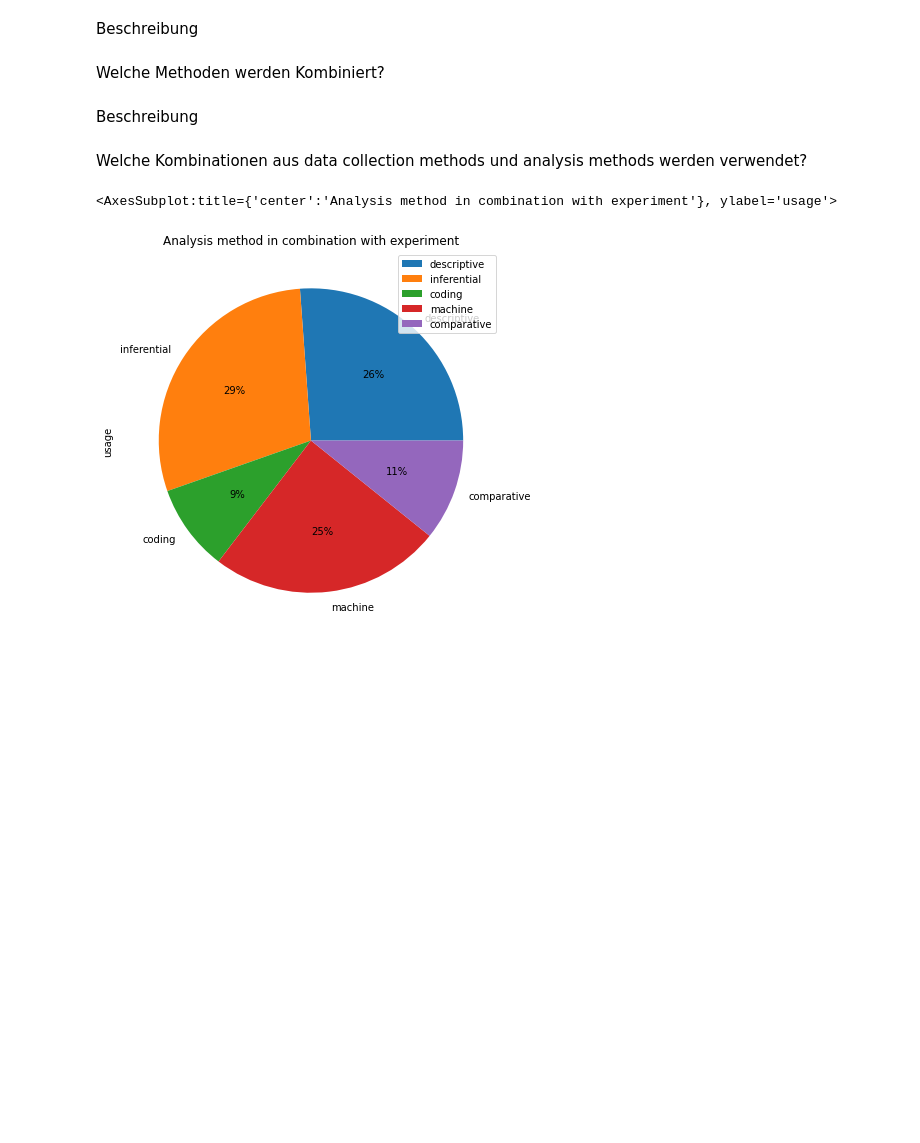
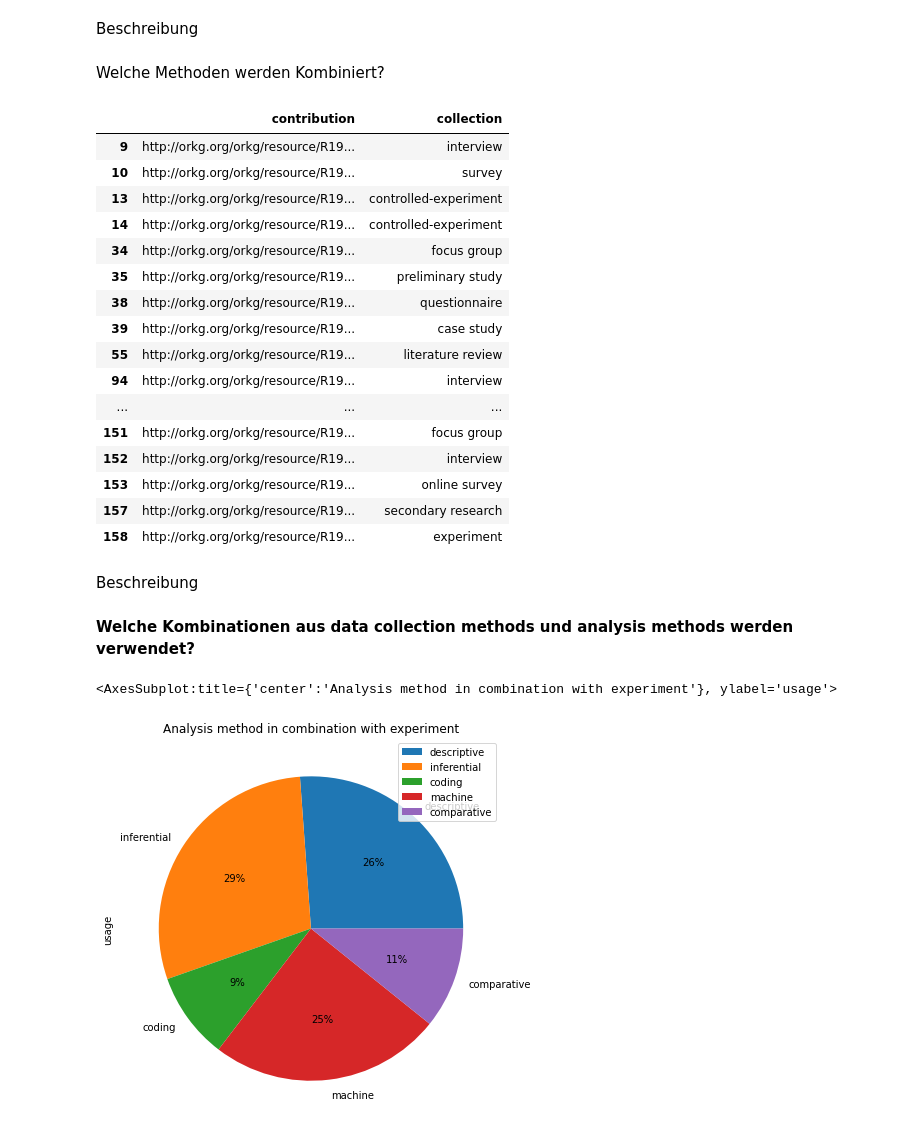
Before and after one commit to fWern/Bachelor-Thesis, a Jupyter notebook: sjoberg_roadmap_questions.ipynb, the cells around one changed output. Saved outputs shown, nothing was run; the diff lists cells and outputs as text; code cells hidden in the pictures; blank space fills up the shorter version.

```diff
--- a/sjoberg_roadmap_questions.ipynb
+++ b/sjoberg_roadmap_questions.ipynb
@@ -227,10 +244,30 @@ combined['contribution'].value_counts().plot(kind='barh')
 Beschreibung
 # %% [markdown]
 Welche Methoden werden Kombiniert?
+# %%
+combined
+# %% [output]
+|  | contribution | collection |
+| 9 | http://orkg.org/orkg/resource/R19... | interview |
+| 10 | http://orkg.org/orkg/resource/R19... | survey |
+| 13 | http://orkg.org/orkg/resource/R19... | controlled-experiment |
+| 14 | http://orkg.org/orkg/resource/R19... | controlled-experiment |
+| 34 | http://orkg.org/orkg/resource/R19... | focus group |
+| 35 | http://orkg.org/orkg/resource/R19... | preliminary study |
+| 38 | http://orkg.org/orkg/resource/R19... | questionnaire |
+| 39 | http://orkg.org/orkg/resource/R19... | case study |
+| 55 | http://orkg.org/orkg/resource/R19... | literature review |
+| 94 | http://orkg.org/orkg/resource/R19... | interview |
+| ... | ... | ... |
+| 151 | http://orkg.org/orkg/resource/R19... | focus group |
+| 152 | http://orkg.org/orkg/resource/R19... | interview |
+| 153 | http://orkg.org/orkg/resource/R19... | online survey |
+| 157 | http://orkg.org/orkg/resource/R19... | secondary research |
+| 158 | http://orkg.org/orkg/resource/R19... | experiment |
 # %% [markdown]
 Beschreibung
 # %% [markdown]
-Welche Kombinationen aus data collection methods und analysis methods werden verwendet?
+**Welche Kombinationen aus data collection methods und analysis methods werden verwendet?**
 # %%
 query = """
         SELECT ?descriptive, ?inferential, ?coding, ?machine, ?error, ?reg, ?regularity, ?comparative,
```
Also changed, not shown: parts of 5 cells of this notebook.
